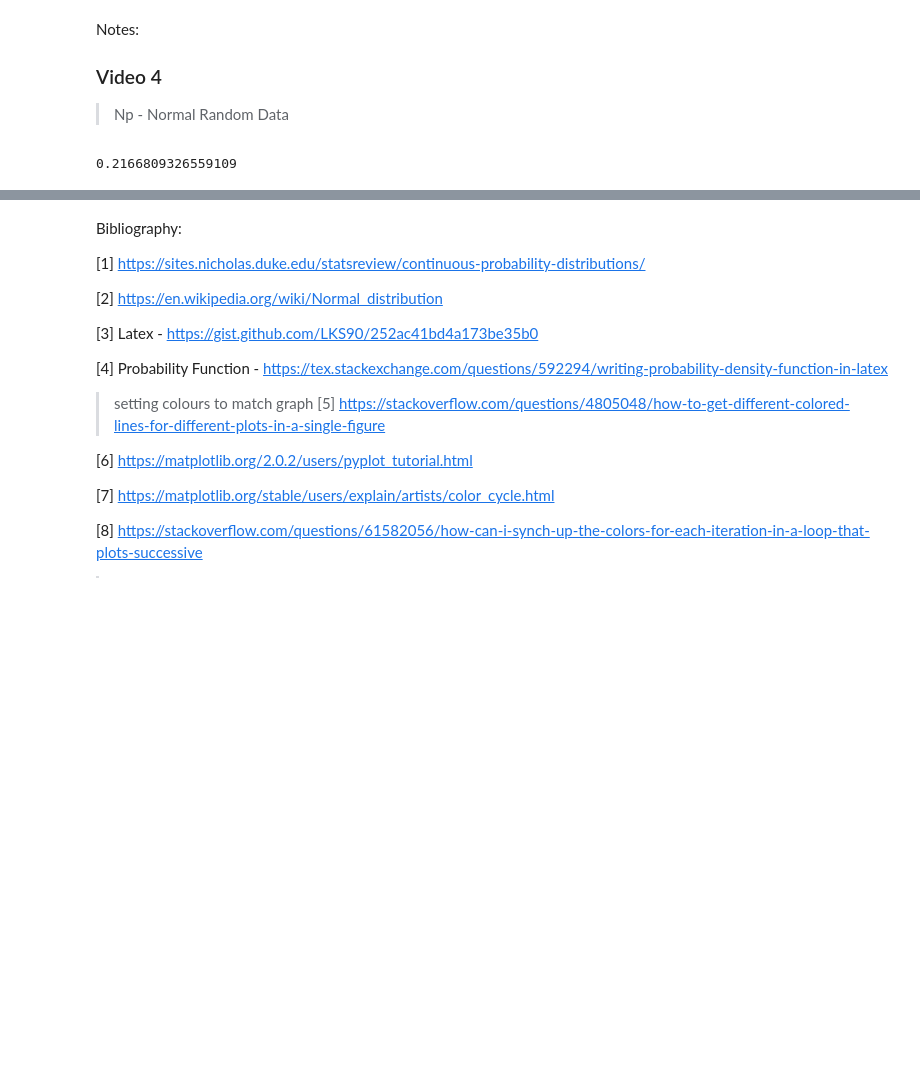
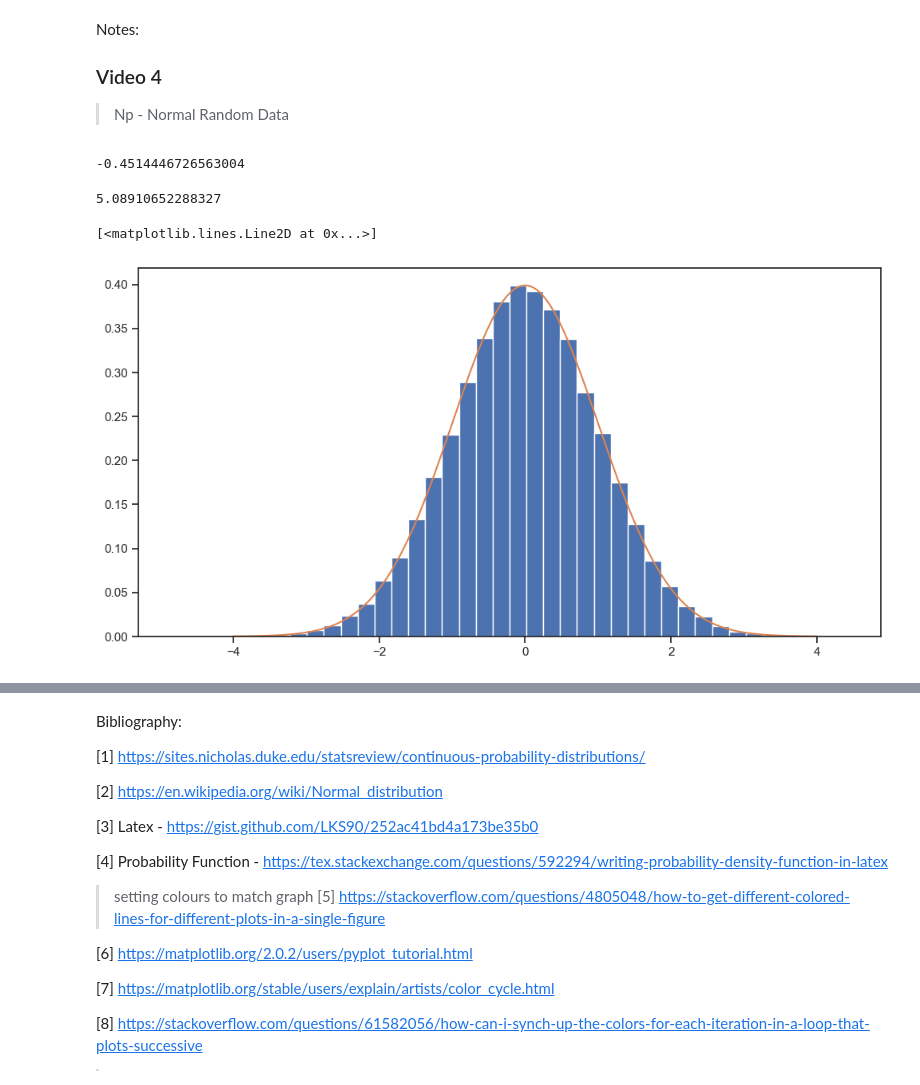
Before and after one commit to VCurry20/MachineLearning_Statistics, a Jupyter notebook: Video Reviews/T_Test.ipynb, the cells around one changed output, grey strips where cells are left out. Cells and saved outputs as stored; diff of their text form; code cells hidden in the pictures; blank space fills up the shorter version.

```diff
--- a/Video Reviews/T_Test.ipynb
+++ b/Video Reviews/T_Test.ipynb
@@ -506,20 +531,0 @@ TypeError: only size-1 arrays can be converted to Python scalars
-# %%
-ax.plot(x, Cumulative_Dist(x, mu=0.0, sigma=np.sqrt(0.2)))
-ax.plot(x, Cumulative_Dist(x, mu=0.0, sigma=np.sqrt(1.0)))
-#ax.plot(x, normal_pdf(x, mu=0.0, sigma=np.sqrt(5.0)))
-#ax.plot(x, normal_pdf(x, mu=-2.0, sigma=np.sqrt(0.5)))
-
-
-def f(x):
-    values = []
-    for xval in x:
-        s = 0
-        for n in range(1, 6, 1):
-            s += -((2/(n*pi))*(((cos((n*pi)/2))-1)*(sin((n/2)*xval))))
-        values.append(s * -1)
-
-    return values
-
-x = np.linspace(-2*pi, 6*pi, 500)
-plt.plot(f(x))
-plt.show()
@@ -713,9 +763,36 @@ Notes:
 ### Video 4
 
 > Np - Normal Random Data
+# %%
+# Normal Data
+
+np.random.standard_normal()
+
+# https://numpy.org/doc/stable/reference/random/generated/numpy.random.normal.html
+# https://numpy.org/doc/stable/reference/random/generated/numpy.random.standard_normal.html
+# %% [output]
+-0.4514446726563004
+# %%
+np.max(np.random.standard_normal(100000))
+# %% [output]
+5.08910652288327
 # %%
-# Normal Data
-
-np.random.standard_normal()
+random_data = np.random.standard_normal(100000)
-# %% [output]
-0.2166809326559109
+# %%
+fig, ax = plt.subplots(figsize=(12,6))
+
+ax.hist(random_data, bins=40, density=True)
+
+mu, sigma2 = 0.0, 1.0
+y = normal_pdf(x, mu=mu, sigma=np.sqrt(sigma2))
+
+ax.plot(x, y, label=f'$ \mu={mu}, \sigma^2 = {sigma2}$')
+
+
+# https://matplotlib.org/stable/api/_as_gen/matplotlib.pyplot.hist.html
+# density - changing this to true changes the yaxis to scale the values to the numbers you have - percentage
+
+# change the number of bins - more bins gives a better pic of data
+# %% [output]
+[<matplotlib.lines.Line2D at 0x...>]
+[figure, added]
```
Also changed, not shown: parts of 41 cells of this notebook, 8 other files.
